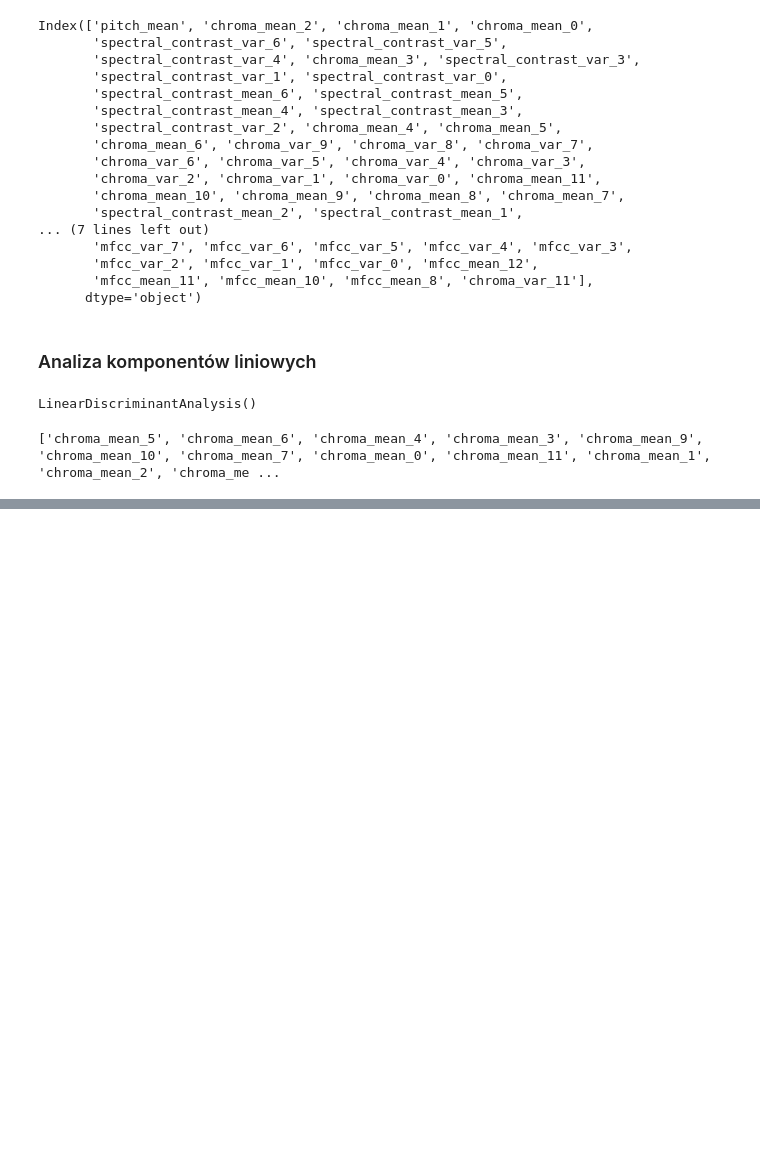
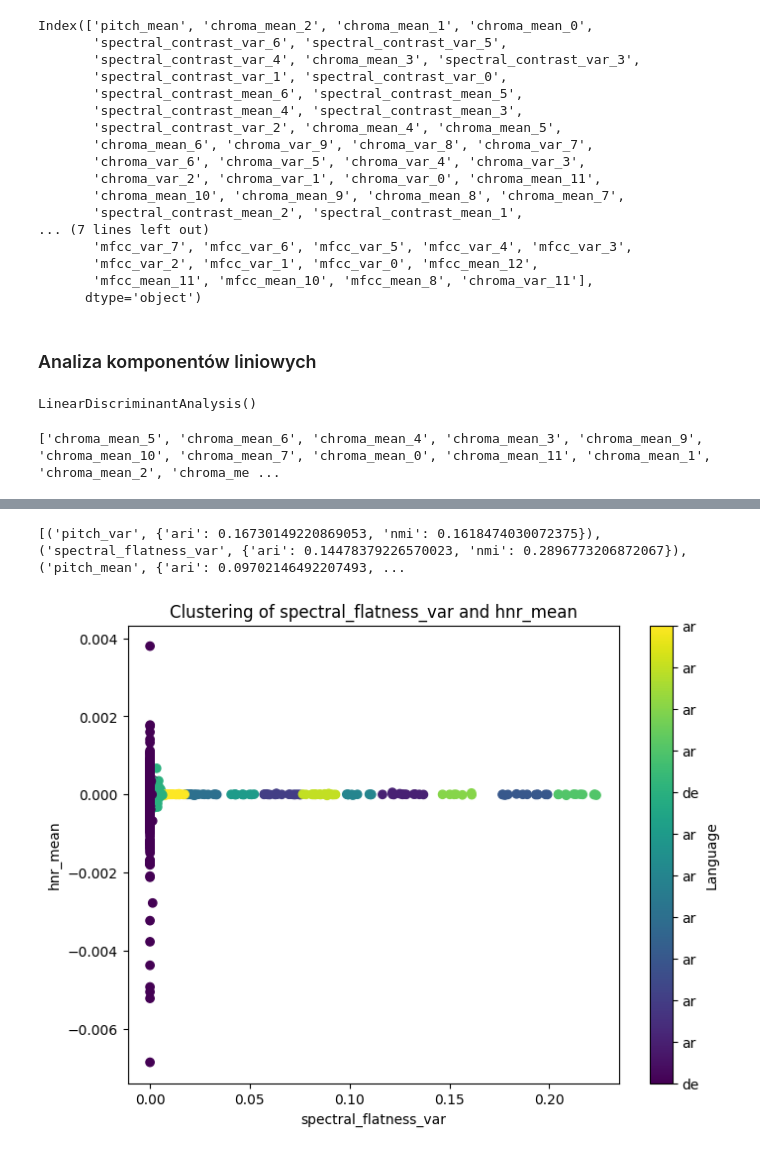
Before and after one commit to zbytek-team/speech-analysis, a Jupyter notebook: notebooks/clusterization/clusterization.ipynb, the cells around one changed output, grey strips where cells are left out. Cells and saved outputs as stored; diff of their text form; code cells hidden in the pictures; blank space fills up the shorter version.

Commit message:
ari and nmi scores calculated

```diff
--- a/notebooks/clusterization/clusterization.ipynb
+++ b/notebooks/clusterization/clusterization.ipynb
@@ -149,7 +161,7 @@ Index(['chroma_mean_8', 'spectral_contrast_var_2', 'mfcc_var_11',
 # %%
 from sklearn.ensemble import RandomForestClassifier
 model = RandomForestClassifier()
-model.fit(X, y)
+model.fit(all_languages_features, y)
 importances = model.feature_importances_
 # %%
 print(np.argsort(importances)[:3])
@@ -189,7 +205,7 @@ Index(['chroma_var_8', 'chroma_var_0', 'chroma_var_7', 'mfcc_var_11',
 from xgboost import XGBClassifier
 y_numeric = [LANGUAGES.index(language) for language in y]
 model = XGBClassifier()
-model.fit(X, y_numeric)
+model.fit(all_languages_features, y_numeric)
 importances_xgboost = model.feature_importances_
 # %%
 print(np.argsort(importances_xgboost)[:3])
@@ -232,7 +248,7 @@ Index(['chroma_var_1', 'chroma_var_8', 'mfcc_var_11',
 # %%
 from sklearn.linear_model import LogisticRegression
 model = LogisticRegression(penalty='l1', solver='liblinear')
-model.fit(X, y)
+model.fit(all_languages_features, y)
 importance_lasso = model.coef_
 # %%
 print(np.argsort(importance_lasso)[0][:3])
@@ -262,8 +282,8 @@ Index(['pitch_mean', 'chroma_mean_2', 'chroma_mean_1', 'chroma_mean_0',
 ### Analiza komponentów liniowych
 # %%
 from sklearn.discriminant_analysis import LinearDiscriminantAnalysis
-lda = c()
-lda.fit(X, y)
+lda = LinearDiscriminantAnalysis()
+lda.fit(all_languages_features, y)
 # %% [output]
 LinearDiscriminantAnalysis()
 # %%
@@ -277,0 +400,41 @@ print(ranked_features)
+# %%
+#sort scores by two values first ari and second nmi
+print(sorted(scores.items(), key=lambda x: (x[1]['ari'], x[1]['nmi']), reverse=True))
+# %% [output]
+[('pitch_var', {'ari': 0.16730149220869053, 'nmi': 0.1618474030072375}), ('spectral_flatness_var', {'ari': 0.14478379226570023, 'nmi': 0.2896773206872067}), ('pitch_mean', {'ari': 0.09702146492207493, ...
+# %%
+features_to_cluster = ['spectral_flatness_var', 'hnr_mean']
+
+if all(feature in df.columns for feature in features_to_cluster):
+    X = df[features_to_cluster].values
+
+    kmeans = KMeans(n_clusters=12, random_state=42, n_init=100)
+    labels = kmeans.fit_predict(X)
+
+    # Map cluster labels to the most common language abbreviation in each cluster
+    language_mapping = {}
+    for cluster_label in np.unique(labels):
+        cluster_indices = np.where(labels == cluster_label)[0]
+        cluster_languages = [y[i] for i in cluster_indices]
+        most_common_language = Counter(cluster_languages).most_common(1)[0][0]
+        language_mapping[cluster_label] = most_common_language
+
+    # Plot the clusters
+    plt.figure(figsize=(8, 6))
+    scatter = plt.scatter(X[:, 0], X[:, 1], c=labels, cmap='viridis')
+    plt.title('Clustering of spectral_flatness_var and hnr_mean')
+    plt.xlabel('spectral_flatness_var')
+    plt.ylabel('hnr_mean')
+
+    # Create a color bar with language abbreviations
+    cbar = plt.colorbar(scatter, ticks=np.arange(12))
+    cbar.set_label('Language')
+    cbar.set_ticks(np.arange(12))
+    cbar.set_ticklabels([language_mapping[i] for i in range(12)])
+
+    plt.savefig('../../data/plots/spectral_flatness_var_hnr_mean_clustering.png')
+    plt.show()
+else:
+    print('One or both features not found in the dataset')
+# %% [output]
+[figure, added]
```
Also changed, not shown: parts of 21 cells of this notebook, 1 other file.
